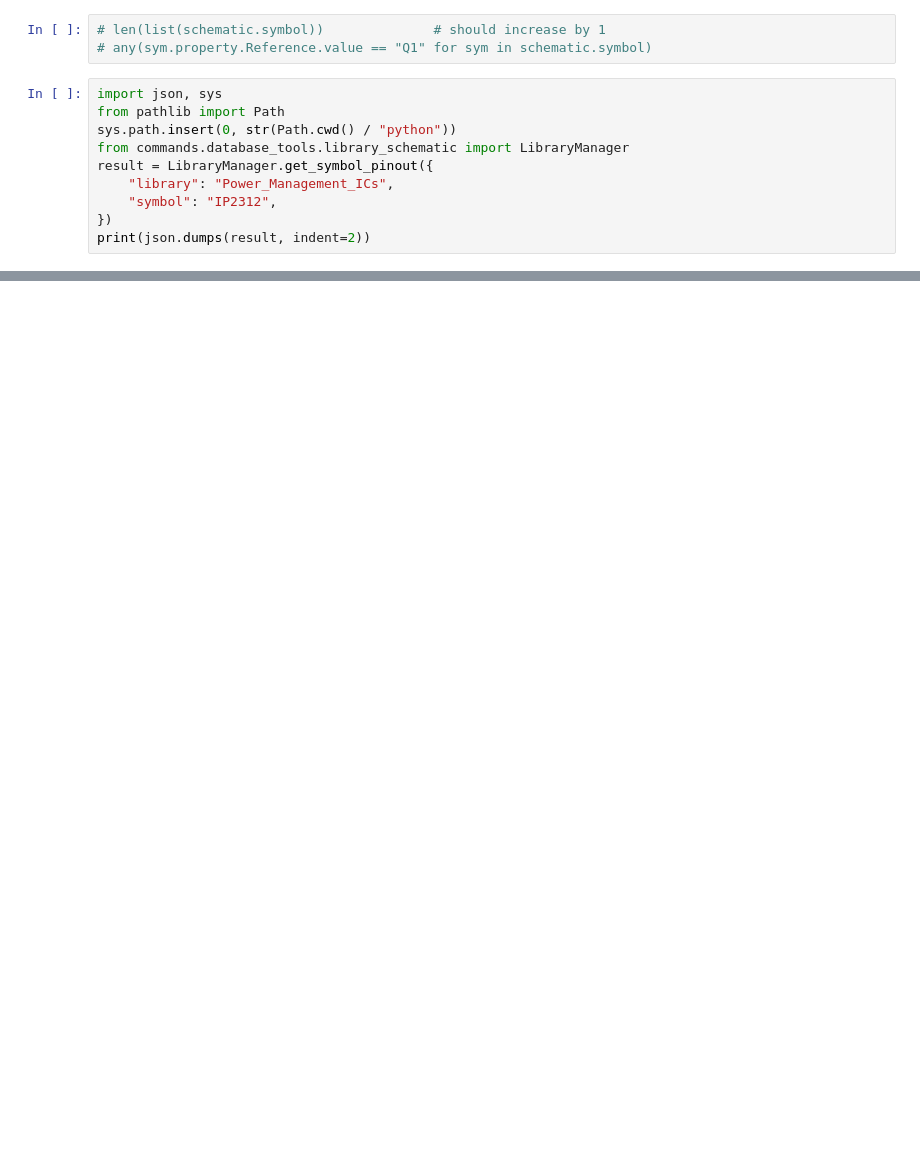
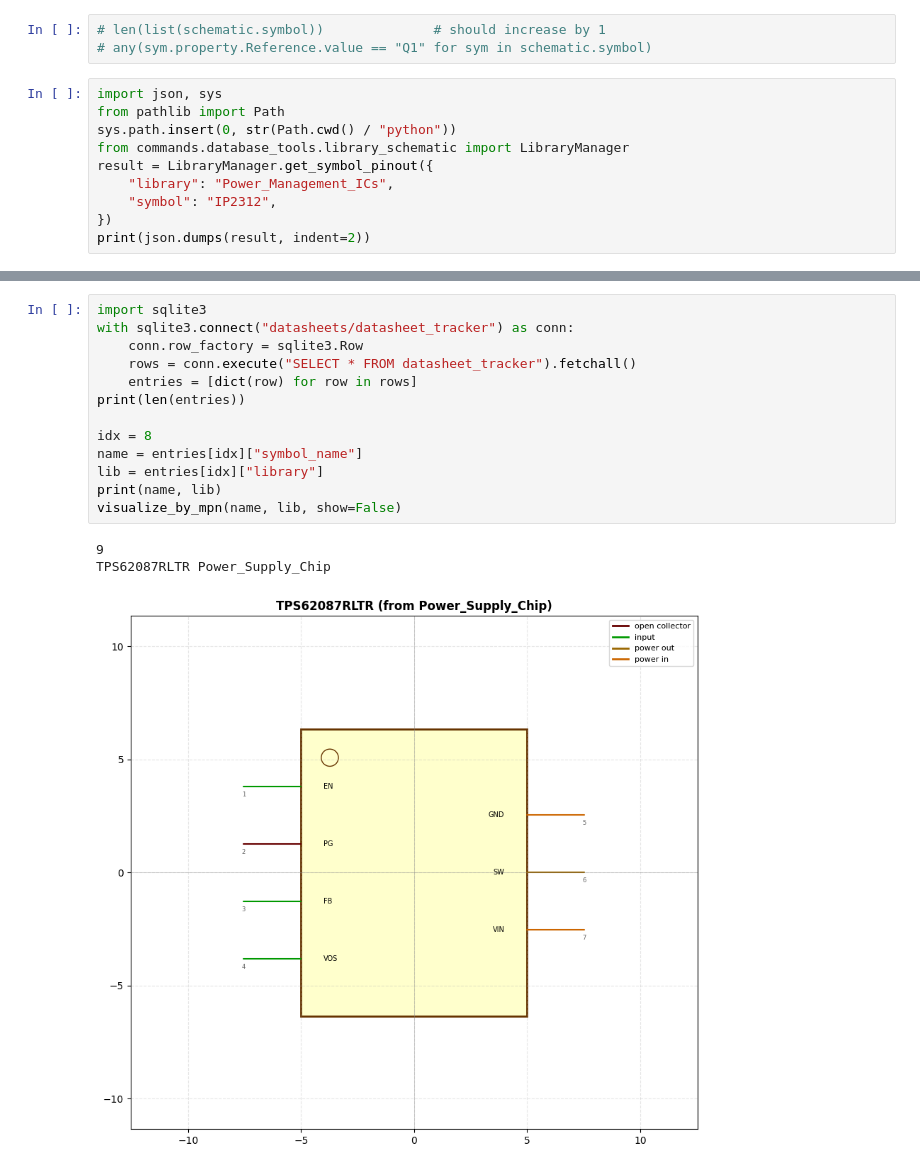
Before and after one commit to SpeedUp-Tech/KiCAD_MCP, a Jupyter notebook: test_jlc.ipynb, the cells around one changed output, grey strips where cells are left out. Saved outputs shown, nothing was run; the diff lists cells and outputs as text; blank space fills up the shorter version.

```diff
--- a/test_jlc.ipynb
+++ b/test_jlc.ipynb
@@ -70,0 +101,17 @@ visualize_by_mpn("IP2312", "Power_Management_ICs", show=False)
+# %%
+import sqlite3
+with sqlite3.connect("datasheets/datasheet_tracker") as conn:
+    conn.row_factory = sqlite3.Row
+    rows = conn.execute("SELECT * FROM datasheet_tracker").fetchall()
+    entries = [dict(row) for row in rows]
+print(len(entries))
+
+idx = 8
+name = entries[idx]["symbol_name"]
+lib = entries[idx]["library"]
+print(name, lib)
+visualize_by_mpn(name, lib, show=False)
+# %% [output]
+9
+TPS62087RLTR Power_Supply_Chip
+[figure, added]
```
Also changed, not shown: parts of 7 cells of this notebook, 3 other files.
